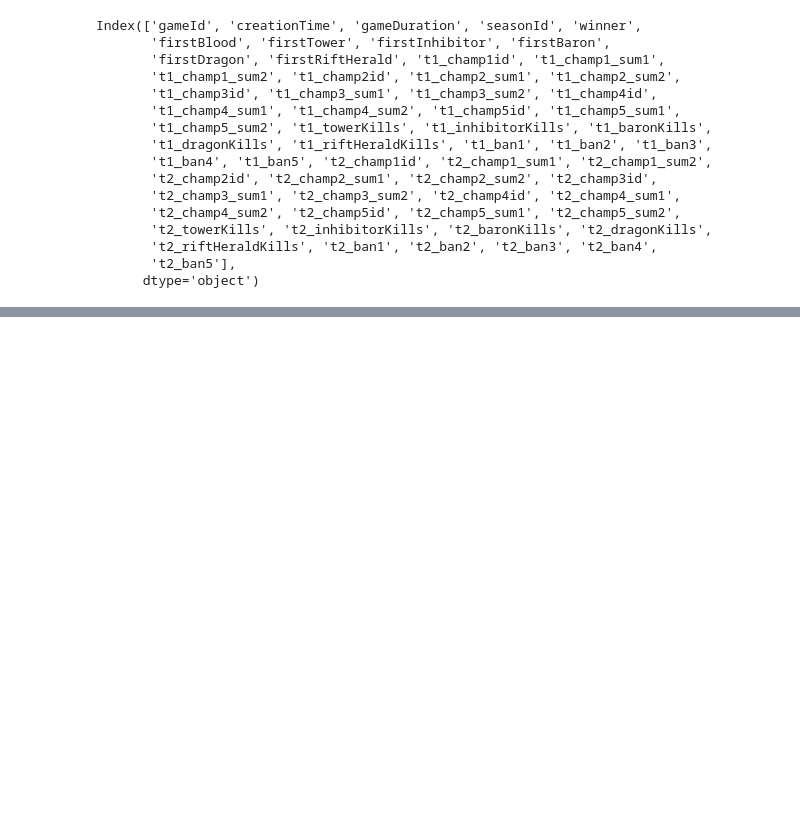
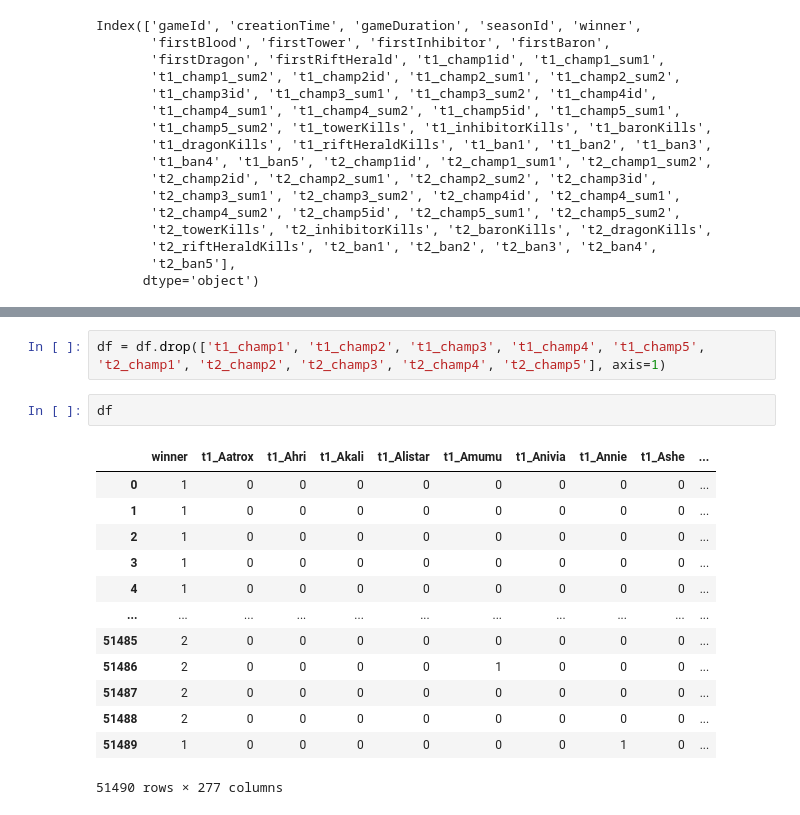
Before and after one commit to matthewloweng/python, a Jupyter notebook: LOL-prediction-ML/main.ipynb, the cells around one changed output, grey strips where cells are left out. Saved outputs shown, nothing was run; the diff lists cells and outputs as text; blank space fills up the shorter version.

```diff
--- a/LOL-prediction-ML/main.ipynb
+++ b/LOL-prediction-ML/main.ipynb
@@ -56,0 +136,18 @@ df[['t1_champ1id', 't1_champ2id']]
+# %%
+df = df.drop(['t1_champ1', 't1_champ2', 't1_champ3', 't1_champ4', 't1_champ5', 't2_champ1', 't2_champ2', 't2_champ3', 't2_champ4', 't2_champ5'], axis=1)
+# %%
+df
+# %% [output]
+|  | winner | t1_Aatrox | t1_Ahri | t1_Akali | t1_Alistar | t1_Amumu | t1_Anivia | t1_Annie | t1_Ashe | ... |
+| 0 | 1 | 0 | 0 | 0 | 0 | 0 | 0 | 0 | 0 | ... |
+| 1 | 1 | 0 | 0 | 0 | 0 | 0 | 0 | 0 | 0 | ... |
+| 2 | 1 | 0 | 0 | 0 | 0 | 0 | 0 | 0 | 0 | ... |
+| 3 | 1 | 0 | 0 | 0 | 0 | 0 | 0 | 0 | 0 | ... |
+| 4 | 1 | 0 | 0 | 0 | 0 | 0 | 0 | 0 | 0 | ... |
+| ... | ... | ... | ... | ... | ... | ... | ... | ... | ... | ... |
+| 51485 | 2 | 0 | 0 | 0 | 0 | 0 | 0 | 0 | 0 | ... |
+| 51486 | 2 | 0 | 0 | 0 | 0 | 1 | 0 | 0 | 0 | ... |
+| 51487 | 2 | 0 | 0 | 0 | 0 | 0 | 0 | 0 | 0 | ... |
+| 51488 | 2 | 0 | 0 | 0 | 0 | 0 | 0 | 0 | 0 | ... |
+| 51489 | 1 | 0 | 0 | 0 | 0 | 0 | 0 | 1 | 0 | ... |
+51490 rows × 277 columns
```
Also changed, not shown: parts of 9 cells of this notebook.
